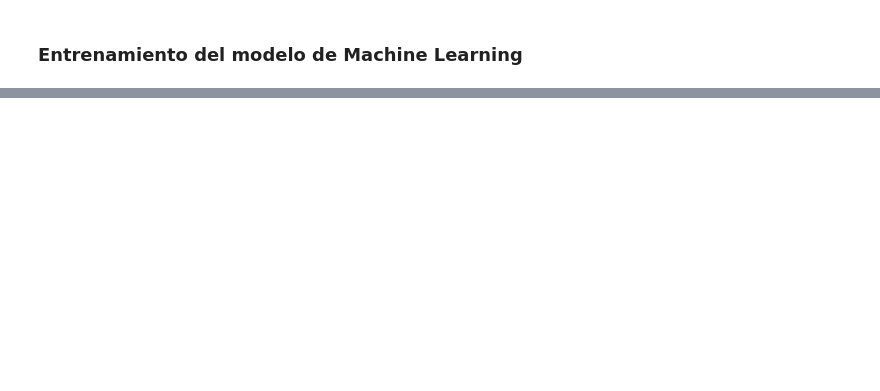
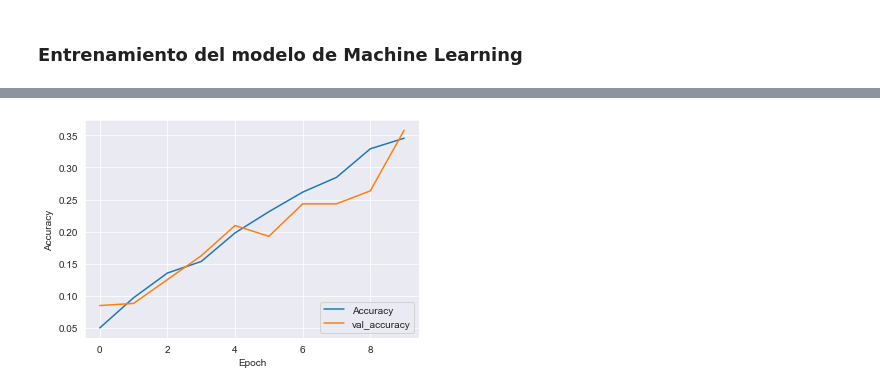
Before and after one commit to Lperdoca/Ciencia-de-datos.-Taller-2, a Jupyter notebook: ML_Supermercado_Inteligente.ipynb, the cells around one changed output, grey strips where cells are left out. Cells and saved outputs as stored; diff of their text form; code cells hidden in the pictures; blank space fills up the shorter version.

```diff
--- a/ML_Supermercado_Inteligente.ipynb
+++ b/ML_Supermercado_Inteligente.ipynb
@@ -158,7 +127,7 @@ def crear_modelo_baseline():
         Dropout(0.5),
         Dense(train_generator.num_classes, activation='softmax')
     ])
-    model.compile(optimizer=Adam(), loss='categorical_crossentropy', metrics=['accuracy'])
+    model.compile(optimizer=Adam(), loss='categorical_crossentropy', metrics=['accuracy', 'precision', 'recall', 'f1_score'])
     return model
 # %%
 # Entrenar el modelo CNN básico
@@ -249,0 +215,16 @@ Evaluación del modelo Transfer Learning:
+# %%
+def show_performance_curve(training_result, metric, metric_label):
+    train_perf = training_result.history[str(metric)]
+    validation_perf = training_result.history['val_'+str(metric)]
+    if metric == 'f1_score':
+        train_perf = [np.mean(epoch) for epoch in training_result.history[str(metric)]]
+        validation_perf = [np.mean(epoch) for epoch in training_result.history['val_'+str(metric)]]
+    plt.plot(train_perf, label=metric_label)
+    plt.plot(validation_perf, label = 'val_'+str(metric))
+    plt.xlabel('Epoch')
+    plt.ylabel(metric_label)
+    plt.legend(loc='lower right')
+# %%
+show_performance_curve(history_baseline, metric='accuracy', metric_label='Accuracy')
+# %% [output]
+[figure, added]
```
Also changed, not shown: parts of 32 cells of this notebook, 2 other files.
